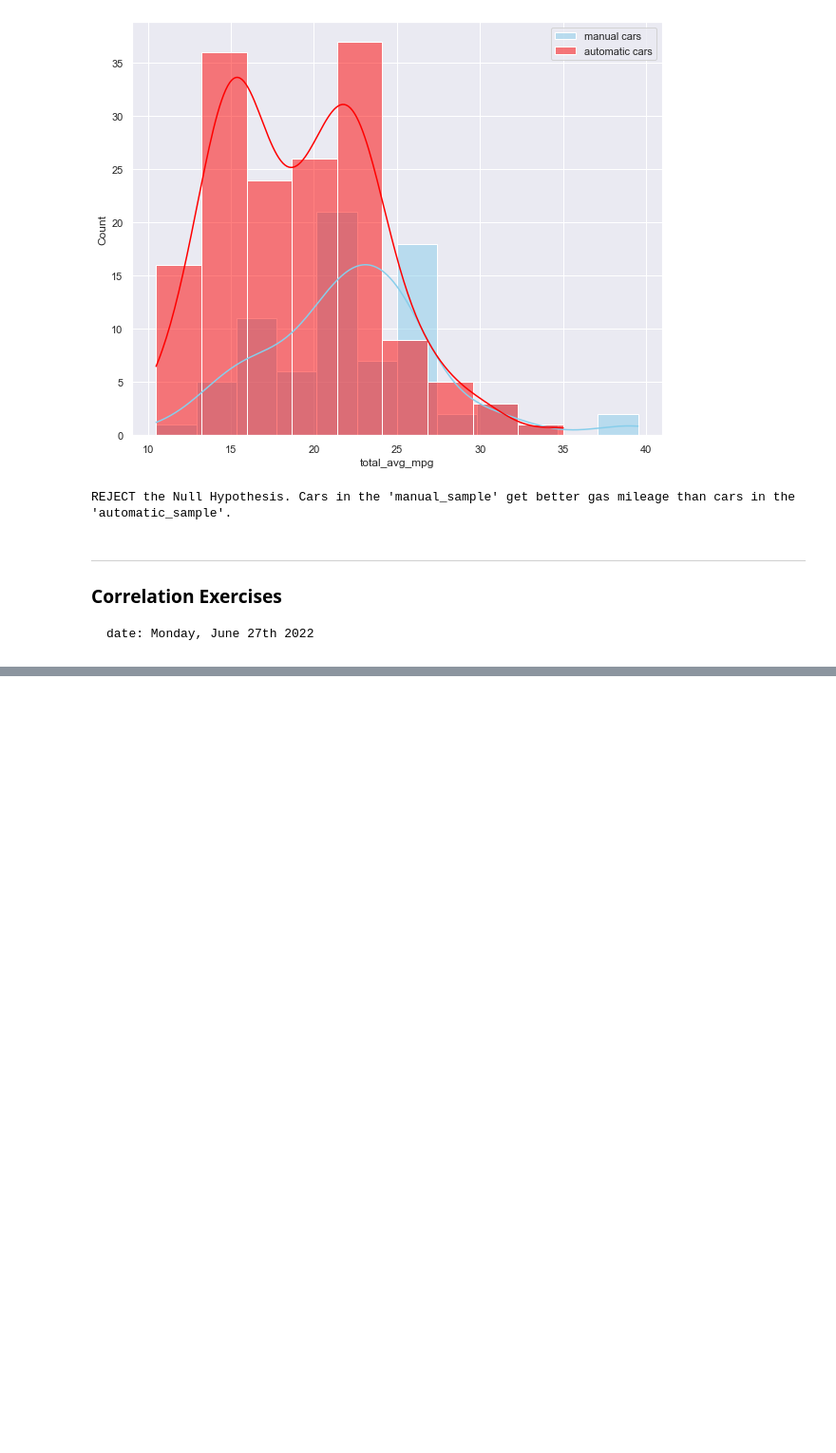
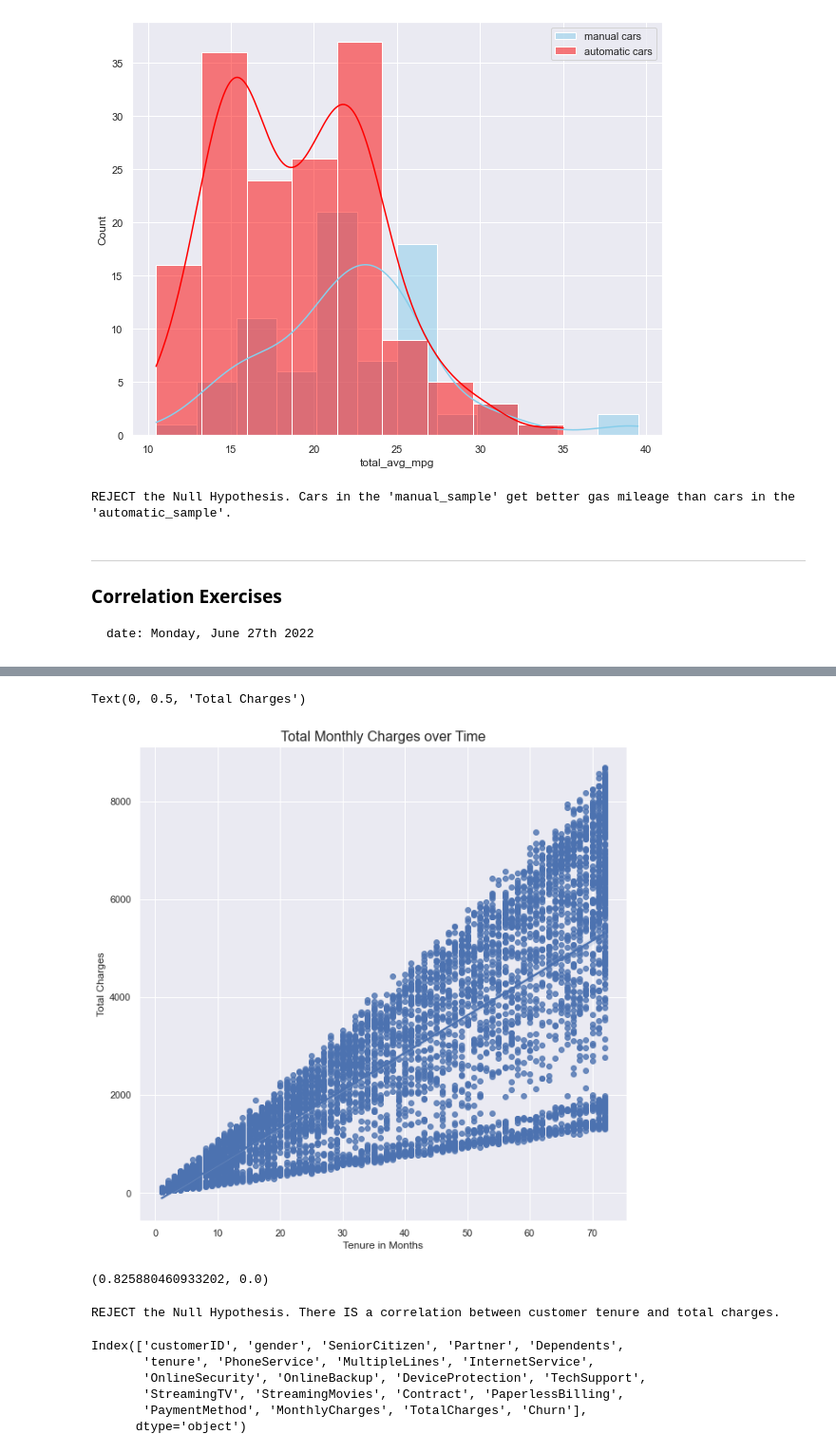
Before and after one commit to mijailmariano/statistics-exercises, a Jupyter notebook: hypothesis_testing.ipynb, the cells around one changed output, grey strips where cells are left out. Shown: that part at 95% size. Cells and saved outputs as stored; diff of their text form; code cells hidden in the pictures; blank space fills up the shorter version.

```diff
--- a/hypothesis_testing.ipynb
+++ b/hypothesis_testing.ipynb
@@ -600,0 +712,26 @@ REJECT the Null Hypothesis. Cars in the 'manual_sample' get better gas mileage t
+# %%
+# plotting the variables
+
+plt.figure(figsize= (10, 10))
+fig = sns.regplot(x = "tenure", y = "TotalCharges", data=telco_df)
+
+fig.set_title("Total Monthly Charges over Time", fontsize=16)
+fig.set_xlabel("Tenure in Months", fontsize=12)
+fig.set_ylabel("Total Charges", fontsize=12)
+# %% [output]
+Text(0, 0.5, 'Total Charges')
+[figure, added]
+# %%
+# calculating the correlation and p_value between the two (2) variables:
+
+corr, p_value = stats.pearsonr(x, y)
+corr, p_value
+# %% [output]
+(0.825880460933202, 0.0)
+# %%
+if p_value < alpha:
+    print(f"REJECT the Null Hypothesis. There IS a correlation between customer tenure and total charges.")
+else:
+    print(f"Failed to reject the Null Hypothesis.")
+# %% [output]
+REJECT the Null Hypothesis. There IS a correlation between customer tenure and total charges.
@@ -600,0 +746,9 @@ REJECT the Null Hypothesis. Cars in the 'manual_sample' get better gas mileage t
+# %%
+telco_df.columns
+# %% [output]
+Index(['customerID', 'gender', 'SeniorCitizen', 'Partner', 'Dependents',
+       'tenure', 'PhoneService', 'MultipleLines', 'InternetService',
+       'OnlineSecurity', 'OnlineBackup', 'DeviceProtection', 'TechSupport',
+       'StreamingTV', 'StreamingMovies', 'Contract', 'PaperlessBilling',
+       'PaymentMethod', 'MonthlyCharges', 'TotalCharges', 'Churn'],
+      dtype='object')
```
Also changed, not shown: parts of 20 cells of this notebook.
